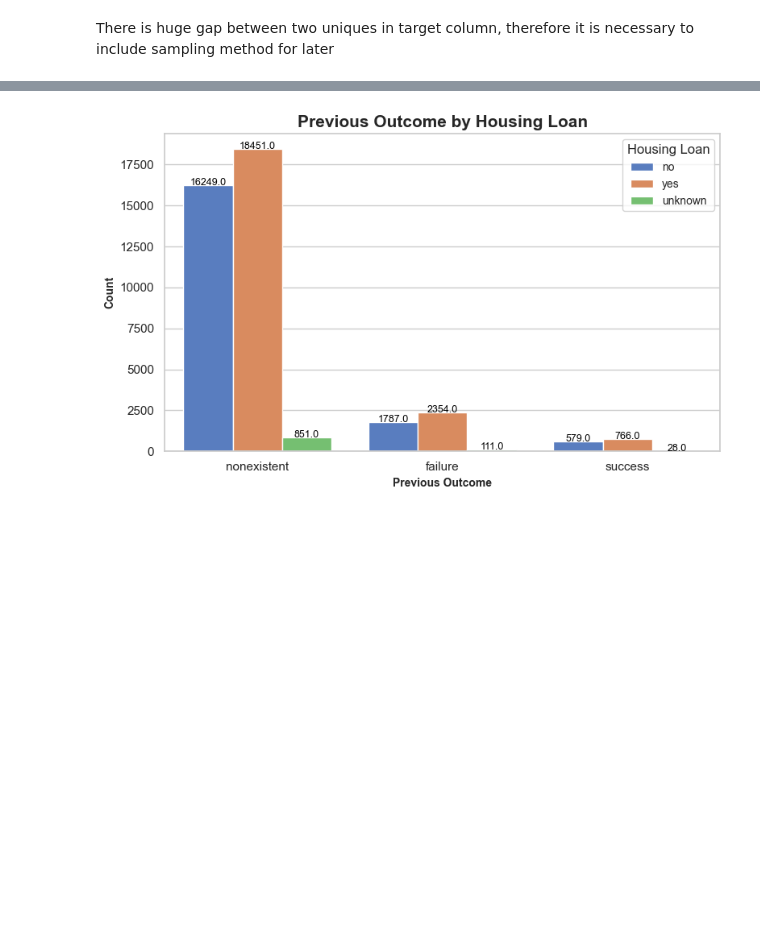
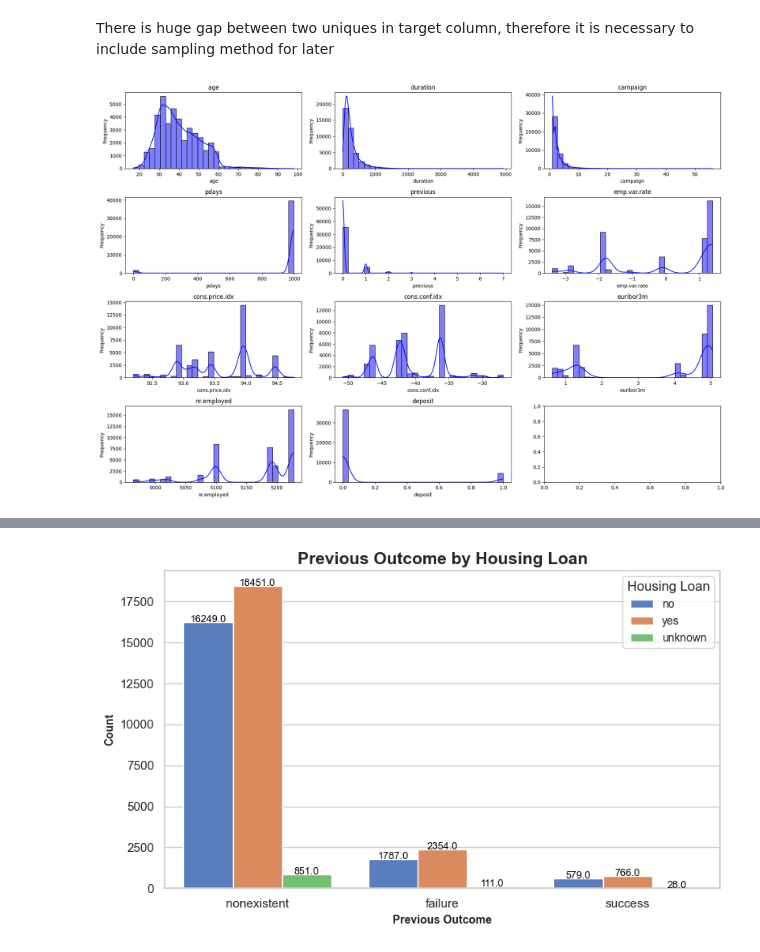
Before and after one commit to envaldy/Tim_Alpha_Finpro, a Jupyter notebook: Tim_Alpha_Finpro.ipynb, the cells around one changed output, grey strips where cells are left out. Cells and saved outputs as stored; diff of their text form; code cells hidden in the pictures; blank space fills up the shorter version.

```diff
--- a/Tim_Alpha_Finpro.ipynb
+++ b/Tim_Alpha_Finpro.ipynb
@@ -311,0 +302,21 @@ correlation_matrix = numeric_df.corr()
+# %%
+data_numerical = df.select_dtypes(include='number')
+
+# Set the subplot size
+fig, axes = plt.subplots(4, 3, figsize=(18, 12))
+
+# Flatten the axes array to simplify indexing in the loop
+axes = axes.flatten()
+
+# Plot histogram for each numerical column
+for i, column in enumerate(data_numerical.columns):
+    if i < len(axes):  # Ensure we don't exceed the number of subplots
+        sns.histplot(data_numerical[column], bins=30, kde=True, color='blue', ax=axes[i])
+        axes[i].set_title(f'{column}')
+        axes[i].set_xlabel(column)
+        axes[i].set_ylabel('Frequency')
+
+plt.tight_layout()
+plt.show()
+# %% [output]
+[figure, added]
```
Also changed, not shown: parts of 20 cells of this notebook.
